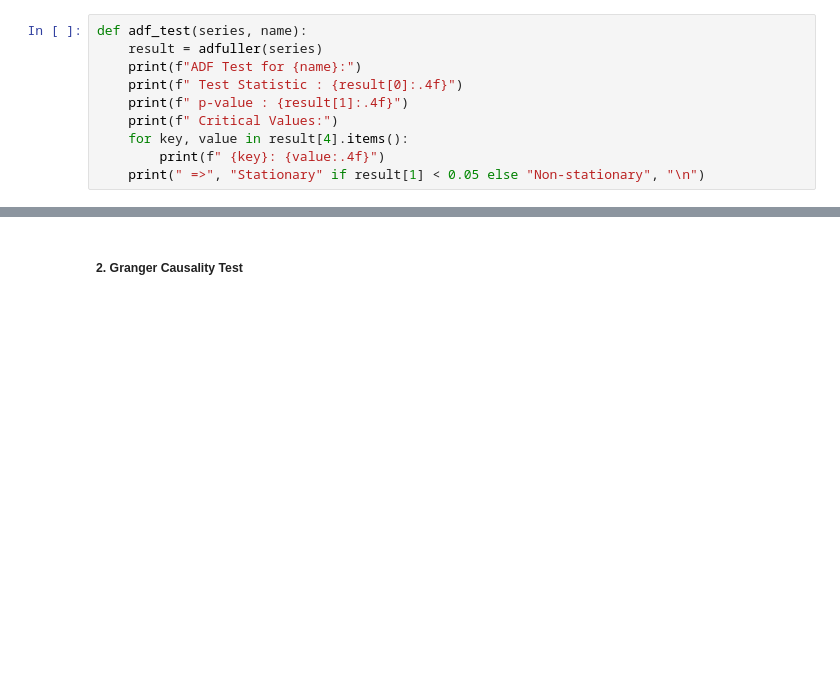
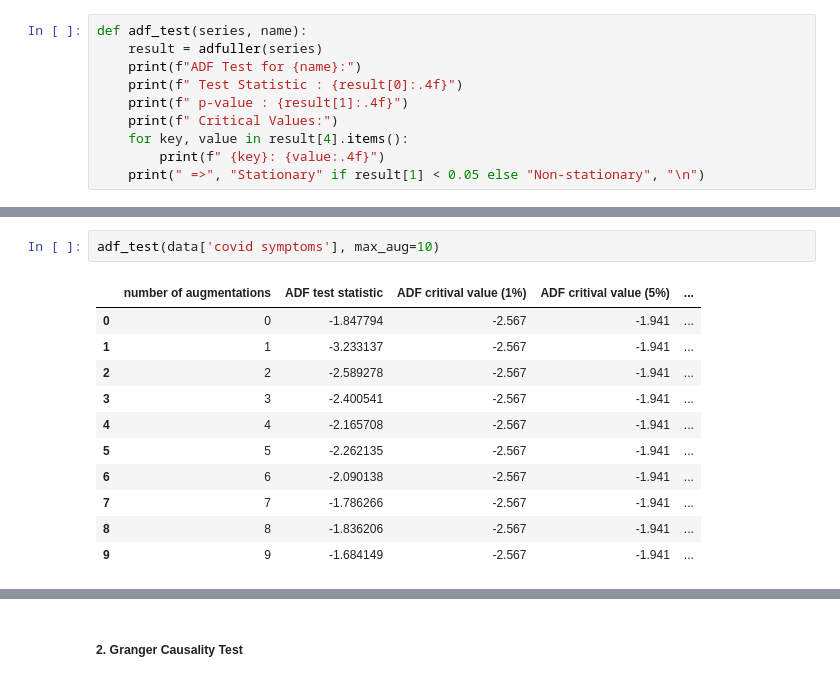
Before and after one commit to sevintanerdi/TSAproject, a Jupyter notebook: TSA_analysis.ipynb, the cells around one changed output, grey strips where cells are left out. Cells and saved outputs as stored; diff of their text form; blank space fills up the shorter version.

```diff
--- a/TSA_analysis.ipynb
+++ b/TSA_analysis.ipynb
@@ -107,0 +164,14 @@ ADF Test for covid test:
+# %%
+adf_test(data['covid symptoms'], max_aug=10)
+# %% [output]
+|  | number of augmentations | ADF test statistic | ADF critival value (1%) | ADF critival value (5%) | ... |
+| 0 | 0 | -1.847794 | -2.567 | -1.941 | ... |
+| 1 | 1 | -3.233137 | -2.567 | -1.941 | ... |
+| 2 | 2 | -2.589278 | -2.567 | -1.941 | ... |
+| 3 | 3 | -2.400541 | -2.567 | -1.941 | ... |
+| 4 | 4 | -2.165708 | -2.567 | -1.941 | ... |
+| 5 | 5 | -2.262135 | -2.567 | -1.941 | ... |
+| 6 | 6 | -2.090138 | -2.567 | -1.941 | ... |
+| 7 | 7 | -1.786266 | -2.567 | -1.941 | ... |
+| 8 | 8 | -1.836206 | -2.567 | -1.941 | ... |
+| 9 | 9 | -1.684149 | -2.567 | -1.941 | ... |
```
Also changed, not shown: parts of 15 cells of this notebook.
